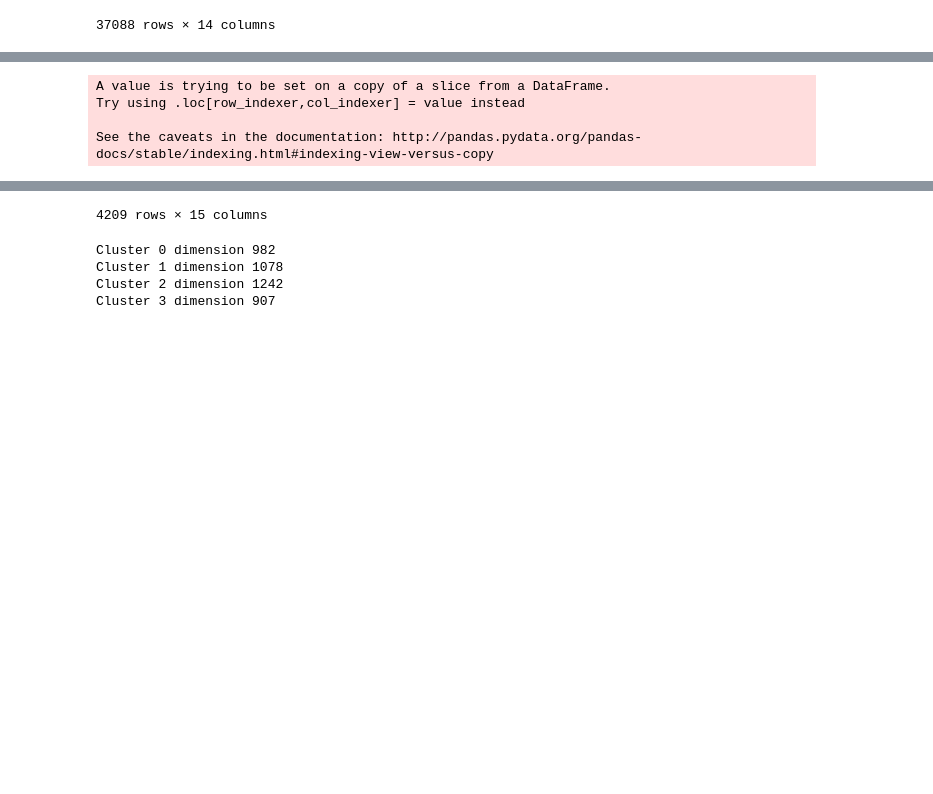
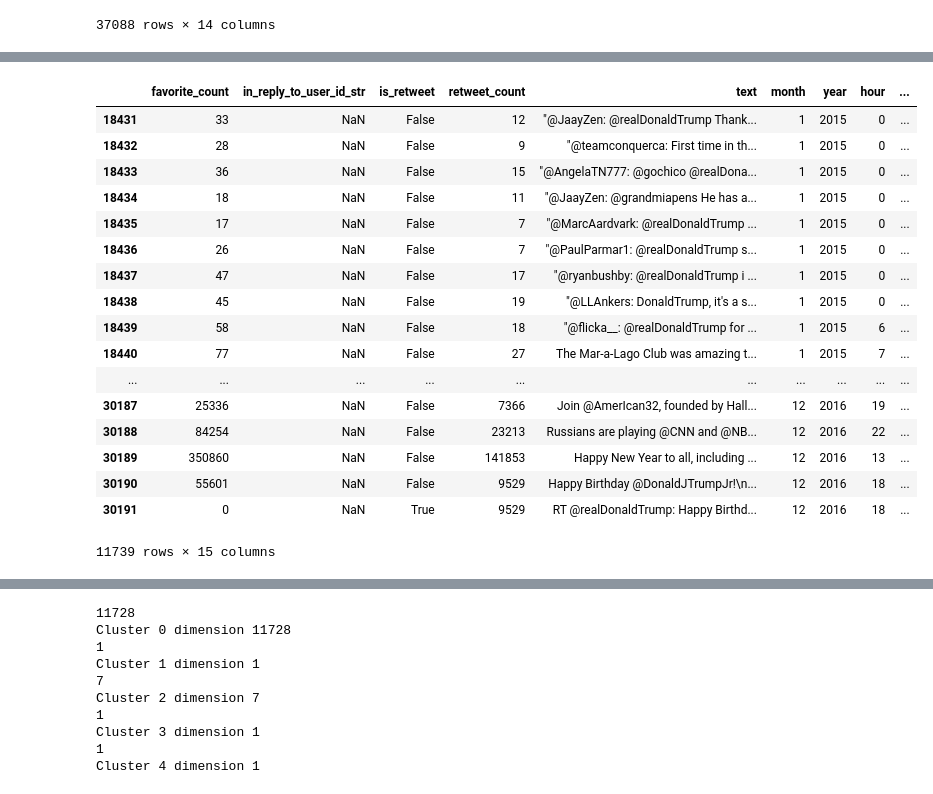
Before and after one commit to Gneur11/TextAnalytics, a Jupyter notebook: d2vec.ipynb, the cells around one changed output, grey strips where cells are left out. Drawn from its saved outputs; the diff is of its cells as text; code cells hidden in the pictures; blank space fills up the shorter version.

```diff
--- a/d2vec.ipynb
+++ b/d2vec.ipynb
@@ -172,0 +193,20 @@ Similar Document (4055, 0.47013989090919495): «i thought that cnn would get bet
+# %%
+from sklearn.cluster import AgglomerativeClustering
+
+#average
+#2 0.20235462
+#3 0.17323813
+#4 0.15857914
+#5 0.15378755
+#6 0.078243
+#7 0.051599164
+#8 0.036651324
+#9 0.028211854
+
+
+for c in range(2,10):
+    clustering = AgglomerativeClustering(affinity='cosine', linkage='average', n_clusters=c)
+    clustering.fit(X)
+    labels = clustering.labels_
+    d = silhouette_score(X, labels,metric='cosine')
+    print(c,d)
@@ -172,0 +222,5 @@ Similar Document (4055, 0.47013989090919495): «i thought that cnn would get bet
+# %%
+clustering = AgglomerativeClustering(affinity='cosine', linkage='average', n_clusters=6)
+clustering.fit(X)
+assigned_clusters = clustering.labels_
+d = silhouette_score(X, assigned_clusters,metric='cosine')
@@ -173,8 +232,5 @@ Similar Document (4055, 0.47013989090919495): «i thought that cnn would get bet
 # %%
-from sklearn.metrics import silhouette_score
-from nltk.cluster import KMeansClusterer
-import nltk
-
+%%time
 #stemmed counted
 #0.112 8 cluster
 #0.12 8 cluster con lunghezza vettore 100
@@ -205,9 +261,9 @@ import nltk
 #usando tutto il dataset, comprese le stopwords fa cacare, la silhouette droppa uns acco
 
 
-NUM_CLUSTERS = 4
+NUM_CLUSTERS = 20
 kclusterer = KMeansClusterer(NUM_CLUSTERS, distance=nltk.cluster.util.cosine_distance, repeats=40)
-%time assigned_clusters = kclusterer.cluster(X, assign_clusters=True)
+assigned_clusters = kclusterer.cluster(X, assign_clusters=True)
 #print (assigned_clusters)
 d = silhouette_score(X, assigned_clusters,metric='cosine')
 print(d)
@@ -217,9 +273,23 @@ Wall time: 6min 33s
 # %%
-datak = data[data["year"] == 2016]
+datak = data1
 datak["labels"] = assigned_clusters
 datak
 # %% [output]
+|  | favorite_count | in_reply_to_user_id_str | is_retweet | retweet_count | text | month | year | hour | ... |
+| 18431 | 33 | NaN | False | 12 | "@JaayZen: @realDonaldTrump Thank... | 1 | 2015 | 0 | ... |
+| 18432 | 28 | NaN | False | 9 | "@teamconquerca: First time in th... | 1 | 2015 | 0 | ... |
+| 18433 | 36 | NaN | False | 15 | "@AngelaTN777: @gochico @realDona... | 1 | 2015 | 0 | ... |
+| 18434 | 18 | NaN | False | 11 | "@JaayZen: @grandmiapens He has a... | 1 | 2015 | 0 | ... |
+| 18435 | 17 | NaN | False | 7 | "@MarcAardvark: @realDonaldTrump ... | 1 | 2015 | 0 | ... |
+| 18436 | 26 | NaN | False | 7 | "@PaulParmar1: @realDonaldTrump s... | 1 | 2015 | 0 | ... |
+| 18437 | 47 | NaN | False | 17 | "@ryanbushby: @realDonaldTrump i ... | 1 | 2015 | 0 | ... |
+| 18438 | 45 | NaN | False | 19 | "@LLAnkers: DonaldTrump, it's a s... | 1 | 2015 | 0 | ... |
+| 18439 | 58 | NaN | False | 18 | "@flicka__: @realDonaldTrump for ... | 1 | 2015 | 6 | ... |
+| 18440 | 77 | NaN | False | 27 | The Mar-a-Lago Club was amazing t... | 1 | 2015 | 7 | ... |
+| ... | ... | ... | ... | ... | ... | ... | ... | ... | ... |
+| 30187 | 25336 | NaN | False | 7366 | Join @AmerIcan32, founded by Hall... | 12 | 2016 | 19 | ... |
+| 30188 | 84254 | NaN | False | 23213 | Russians are playing @CNN and @NB... | 12 | 2016 | 22 | ... |
+| 30189 | 350860 | NaN | False | 141853 | Happy New Year to all, including ... | 12 | 2016 | 13 | ... |
+| 30190 | 55601 | NaN | False | 9529 | Happy Birthday @DonaldJTrumpJr!\n... | 12 | 2016 | 18 | ... |
+| 30191 | 0 | NaN | True | 9529 | RT @realDonaldTrump: Happy Birthd... | 12 | 2016 | 18 | ... |
-A value is trying to be set on a copy of a slice from a DataFrame.
-Try using .loc[row_indexer,col_indexer] = value instead
-
-See the caveats in the documentation: http://pandas.pydata.org/pandas-docs/stable/indexing.html#indexing-view-versus-copy
+11739 rows × 15 columns
@@ -243,8 +296,8 @@ See the caveats in the documentation: http://pandas.pydata.org/pandas-docs/stabl
-4209 rows × 15 columns
 # %%
 clusters_wordCount = []
 for cluster in range(0,NUM_CLUSTERS):
     c = datak[datak["labels"] == cluster]
+    print(len(c))
    # words = pd.Series(' '.join(c['m']).split()).value_counts()
     words = pd.Series(' '.join(c['modded1']).split()).value_counts()
     m = words.mean()
@@ -252,10 +305,16 @@ for cluster in range(0,NUM_CLUSTERS):
     clusters_wordCount.append(words)
     print("Cluster " + str(cluster) + " dimension " + str(len(c)))
 # %% [output]
-Cluster 0 dimension 982
-Cluster 1 dimension 1078
-Cluster 2 dimension 1242
-Cluster 3 dimension 907
+11728
+Cluster 0 dimension 11728
+1
+Cluster 1 dimension 1
+7
+Cluster 2 dimension 7
+1
+Cluster 3 dimension 1
+1
+Cluster 4 dimension 1
 # %%
 for c in range(0,NUM_CLUSTERS):
     print("cluster ", c , clusters_wordCount[c][0:10])
```
Also changed, not shown: parts of 18 cells of this notebook, 1 other file.
